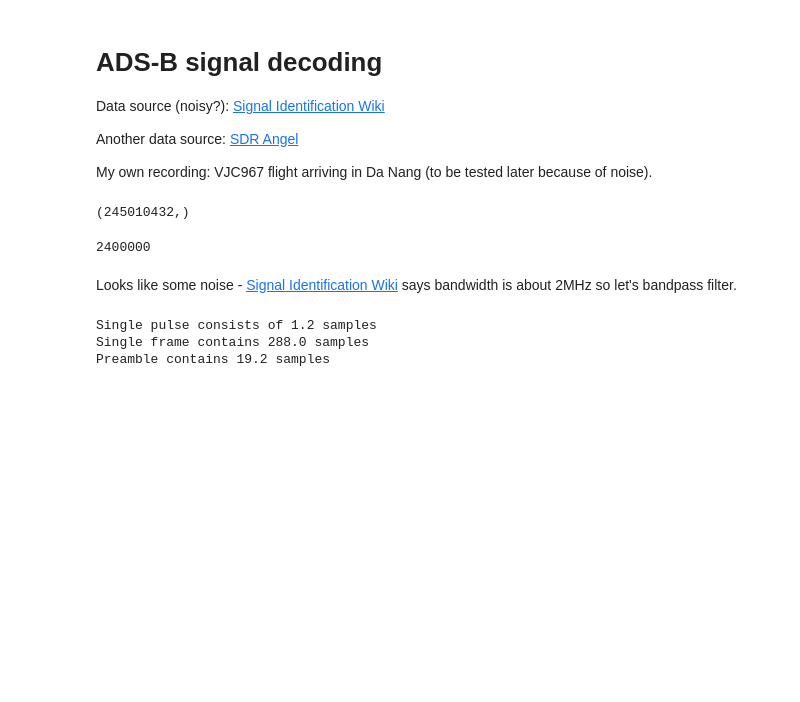
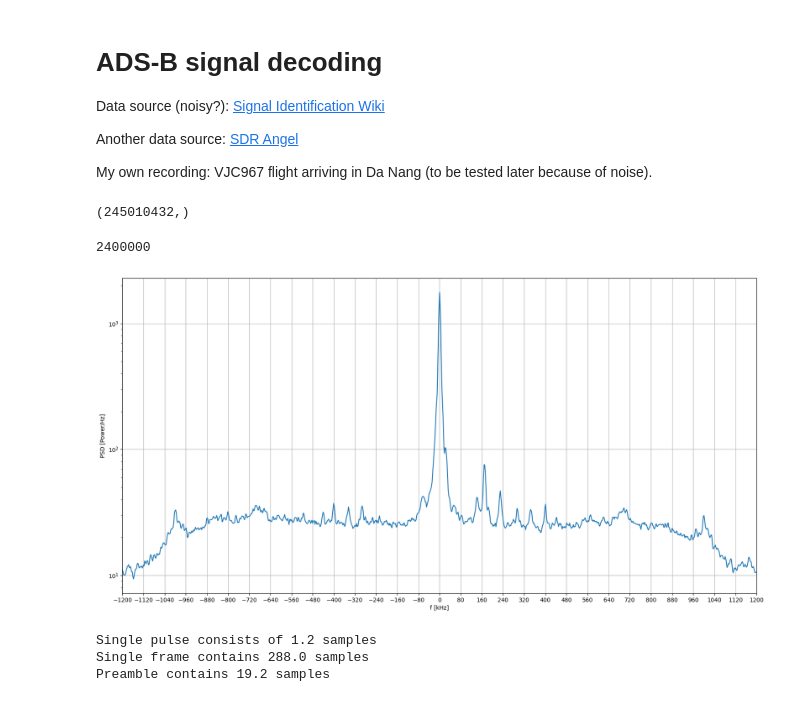
Before and after one commit to enthyp/SDR, a Jupyter notebook: ADS-B.ipynb, the cells around one changed output. Saved outputs shown, nothing was run; the diff lists cells and outputs as text; code cells hidden in the pictures; blank space fills up the shorter version.

```diff
--- a/ADS-B.ipynb
+++ b/ADS-B.ipynb
@@ -25,6 +25,6 @@ sample_rate
 # %% [output]
 2400000
 # %%
-welch(iq_samples, sample_rate)
+welch(iq_samples[:1_000_000], sample_rate)
+# %% [output]
+[figure, added]
-# %% [markdown]
-Looks like some noise -  [Signal Identification Wiki](https://www.sigidwiki.com/wiki/Automatic_Dependent_Surveillance-Broadcast_(ADS-B)) says bandwidth is about 2MHz so let's bandpass filter.
```
Also changed, not shown: parts of 10 cells of this notebook.
